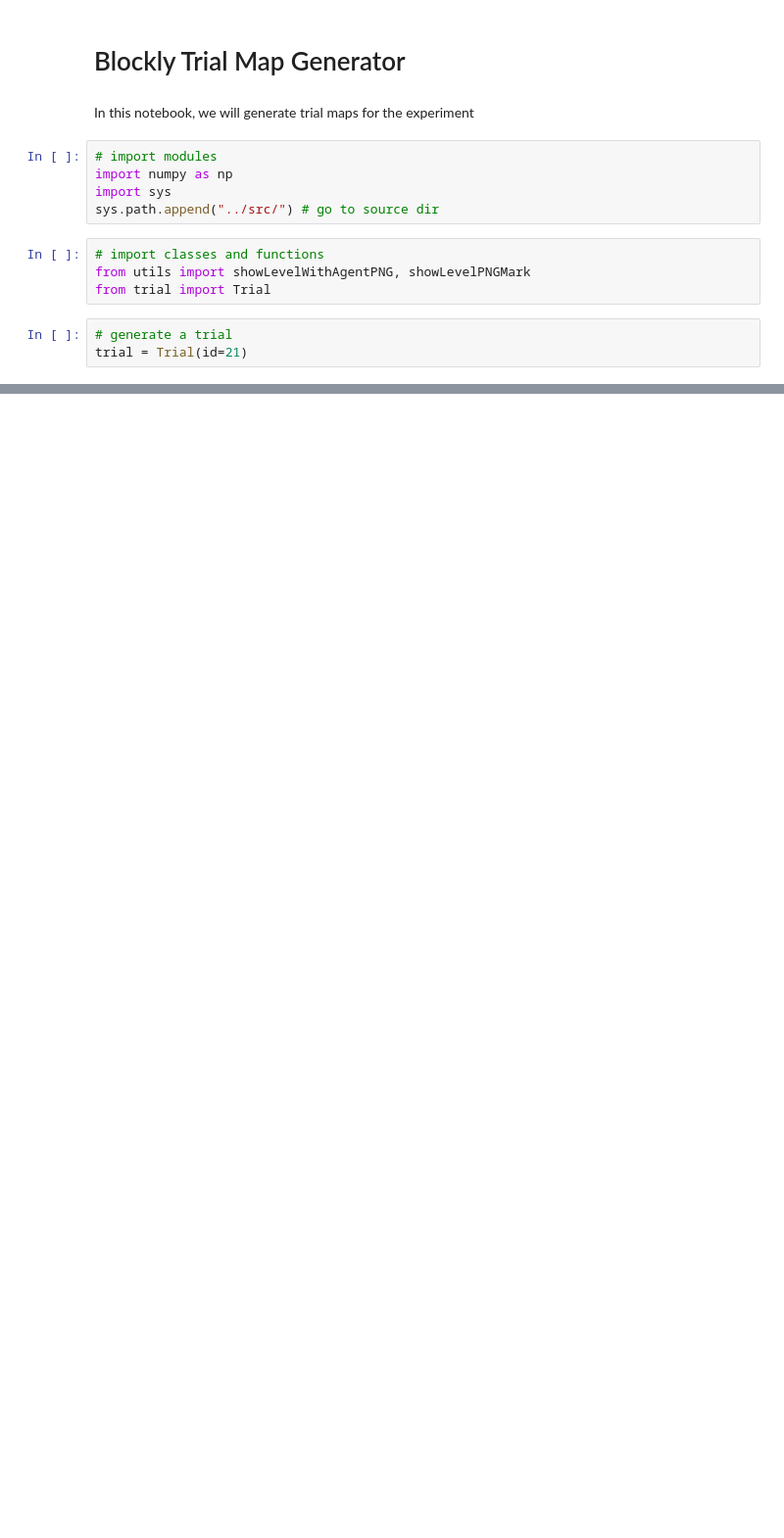
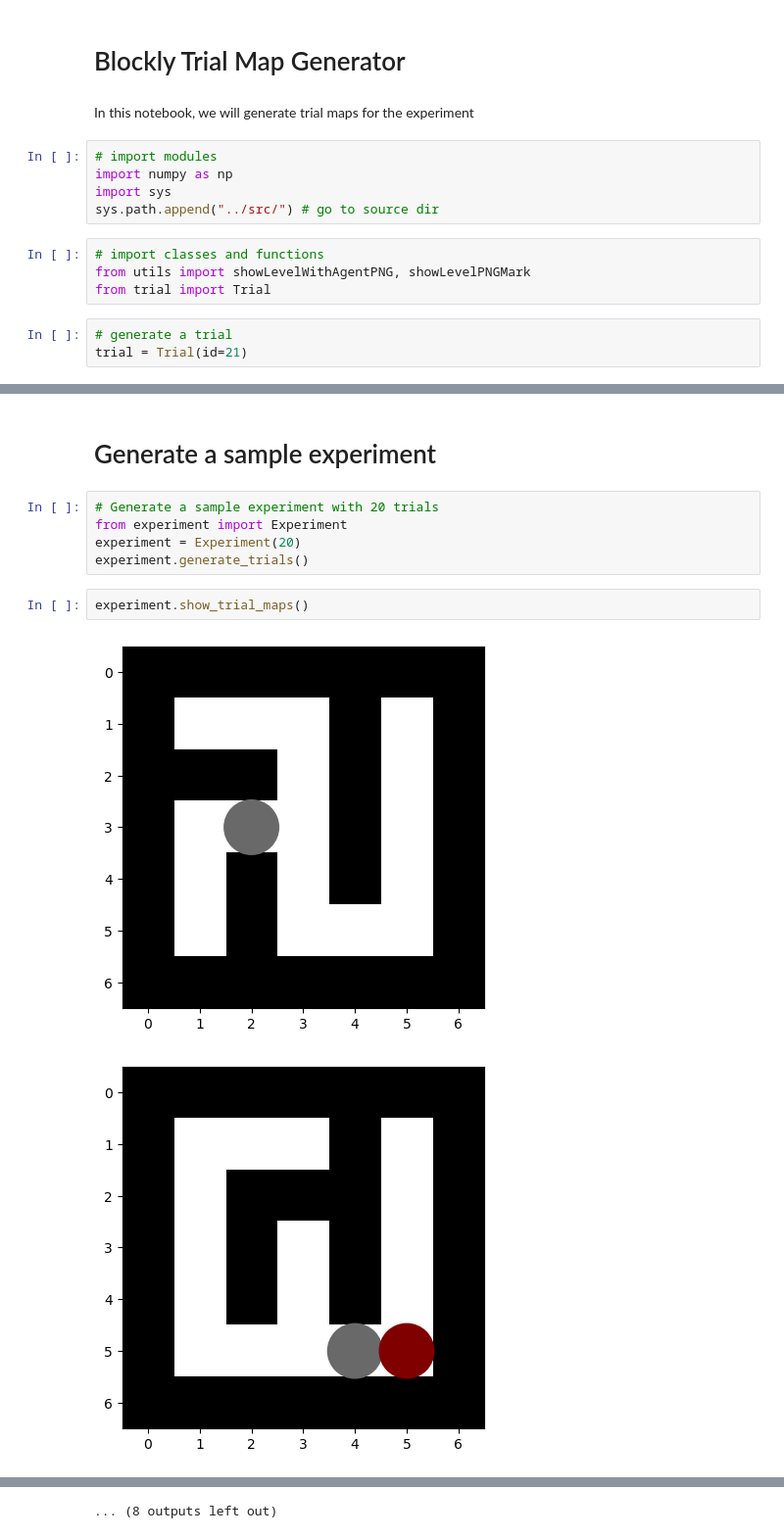
Before and after one commit to ssaket/blockly-map-generator, a Jupyter notebook: notebooks/analysis.ipynb, the cells around one changed output, grey strips where cells are left out. Shown: that part at 98% size. Cells and saved outputs as stored; diff of their text form; blank space fills up the shorter version.

```diff
--- a/notebooks/analysis.ipynb
+++ b/notebooks/analysis.ipynb
@@ -26,0 +27,12 @@ trial.to_json()
+# %% [markdown]
+# Generate a sample experiment
+# %%
+# Generate a sample experiment with 20 trials
+from experiment import Experiment
+experiment = Experiment(20)
+experiment.generate_trials()
+# %%
+experiment.show_trial_maps()
+# %% [output]
+[figure, added]
+[figure, added]
@@ -26,0 +49 @@ trial.to_json()
+... (8 outputs left out)
```
Also changed, not shown: parts of 3 cells of this notebook, 3 other files.
